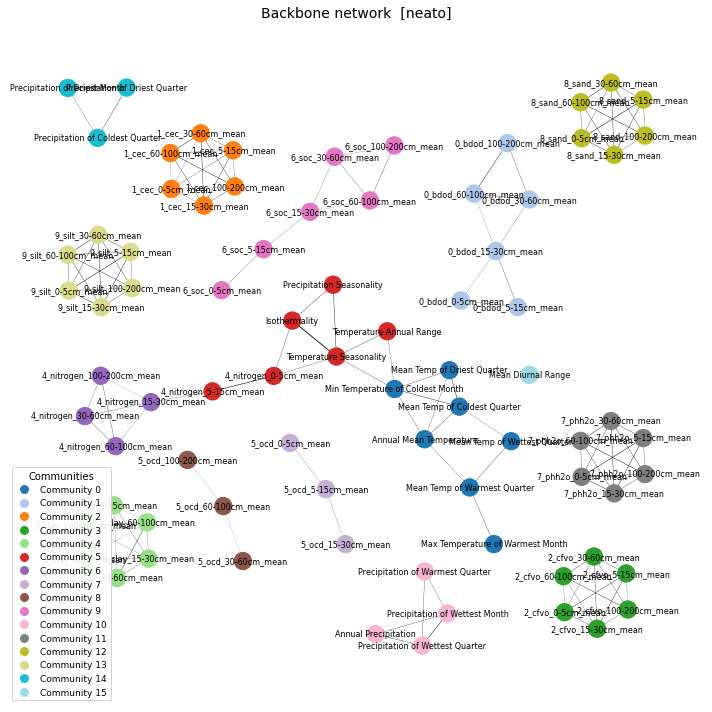
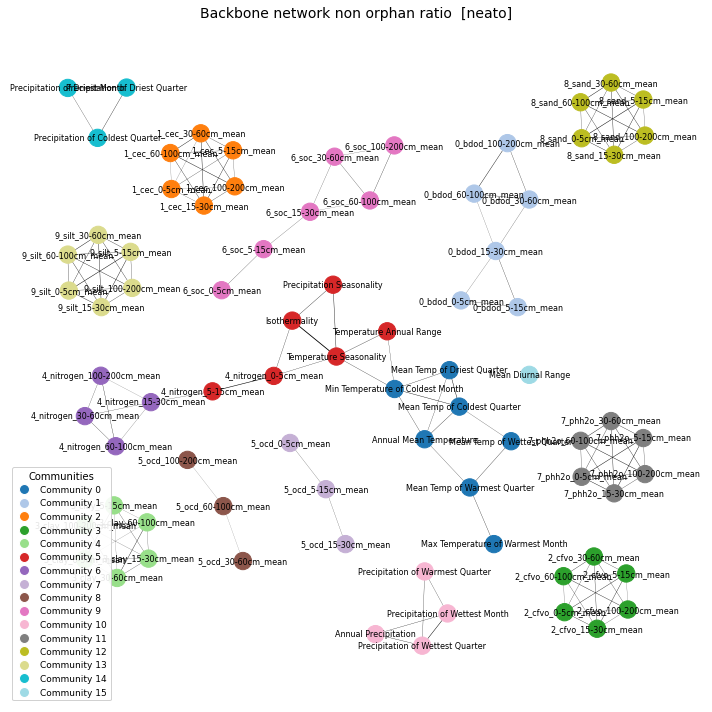
Unified diff of the notebook cell whose output changed from the first chart to the second:
--- before
+++ after
@@ -1,9 +1,10 @@
-fig = plot_network(
-    result.backbone,
-    communities=result.communities,
+for rationale in rationales:
+    fig = plot_network(
+    result[rationale].backbone,
+    communities=result[rationale].communities,
     labels=node_labels,
-    title="Backbone network",
-    save_path="backbone_network.png",
+    title="Backbone network %s" % rationale,
+    save_path="backbone_network_%s.png" % rationale,
     layout='neato'
-)
-fig.show()
+    )
+    fig.show()

Commit: Added multiple best alpha rationales: non orphan ratios, giant component ratio